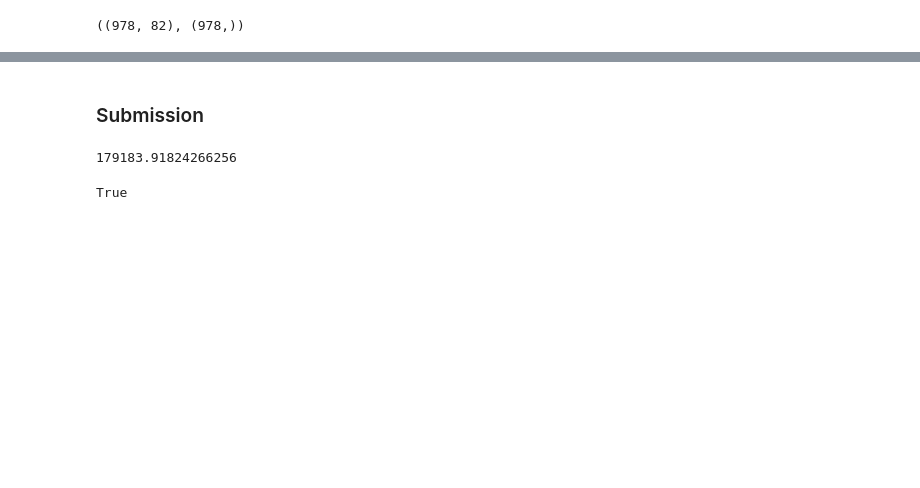
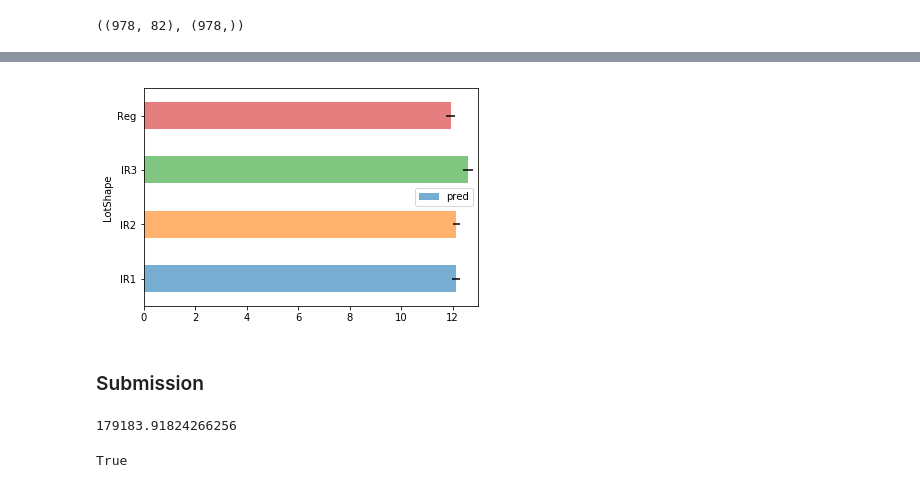
Before and after one commit to ademyanchuk/fasta_ml_course, a Jupyter notebook: lesson1-house_price.ipynb, the cells around one changed output, grey strips where cells are left out. Drawn from its saved outputs; the diff is of its cells as text; code cells hidden in the pictures; blank space fills up the shorter version.

```diff
--- a/lesson1-house_price.ipynb
+++ b/lesson1-house_price.ipynb
@@ -206,0 +367,4 @@ y_pred.shape
+# %%
+flds = ['LotShape', 'SalePrice', 'pred', 'pred_std']
+lotsh_summ = x[flds].groupby('LotShape', as_index=False).mean()
+lotsh_summ
@@ -207,3 +377,8 @@ y_pred.shape
+# %%
+lotsh_summ = lotsh_summ[~pd.isnull(lotsh_summ.SalePrice)]
+lotsh_summ.plot('LotShape', 'pred', 'barh', xerr='pred_std', alpha=0.6, xlim=(0,13));
+# %% [output]
+[figure, added]
 # %% [markdown]
 ### Submission
 # %%
```
Also changed, not shown: parts of 48 cells of this notebook.
